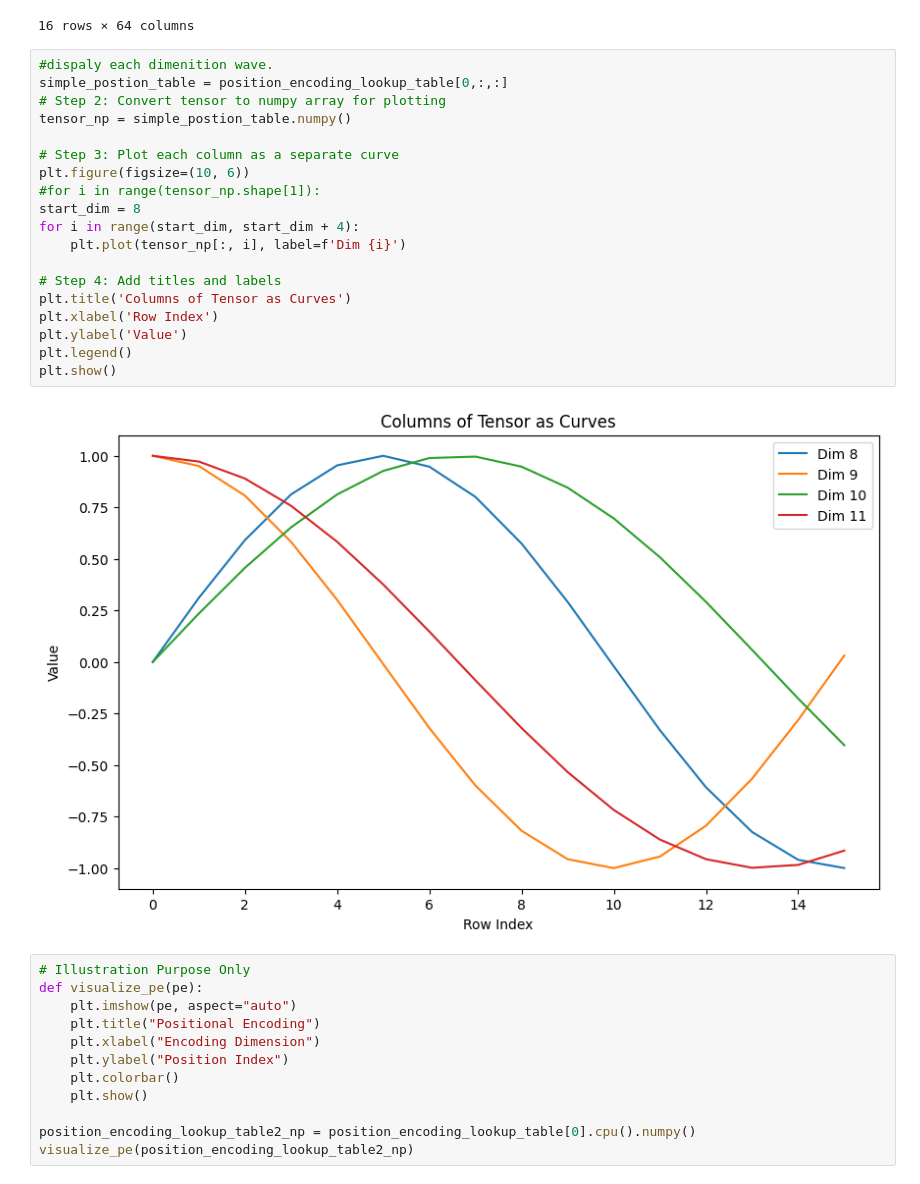
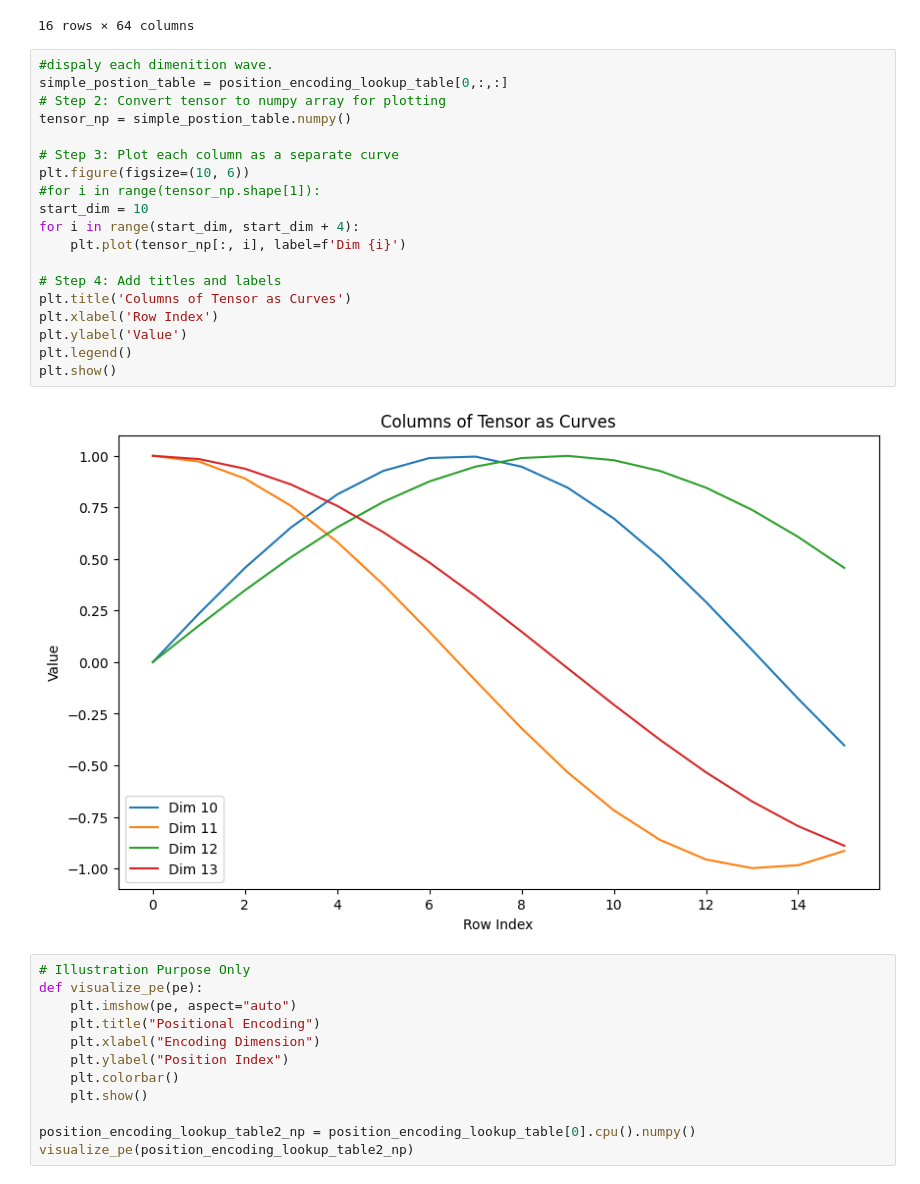
Before and after one commit to chenxiwh/Transformer-from-scratch, a Jupyter notebook: step-by-step.ipynb, the cells around one changed output. Drawn from its saved outputs; the diff is of its cells as text.

```diff
--- a/step-by-step.ipynb
+++ b/step-by-step.ipynb
@@ -182,24 +182,24 @@ Position Encoding Look-up Table:  torch.Size([4, 16, 64])
 # %%
 #dispaly each dimenition wave.
 simple_postion_table = position_encoding_lookup_table[0,:,:]
 # Step 2: Convert tensor to numpy array for plotting
 tensor_np = simple_postion_table.numpy()
 
 # Step 3: Plot each column as a separate curve
 plt.figure(figsize=(10, 6))
 #for i in range(tensor_np.shape[1]):
-start_dim = 8
+start_dim = 10
 for i in range(start_dim, start_dim + 4):
     plt.plot(tensor_np[:, i], label=f'Dim {i}')
 
 # Step 4: Add titles and labels
 plt.title('Columns of Tensor as Curves')
 plt.xlabel('Row Index')
 plt.ylabel('Value')
 plt.legend()
 plt.show()
 # %% [output]
-[figure, old version]
+[figure, new version]
 # %%
 # Illustration Purpose Only
 def visualize_pe(pe):
```
Also changed, not shown: parts of 4 cells of this notebook.
